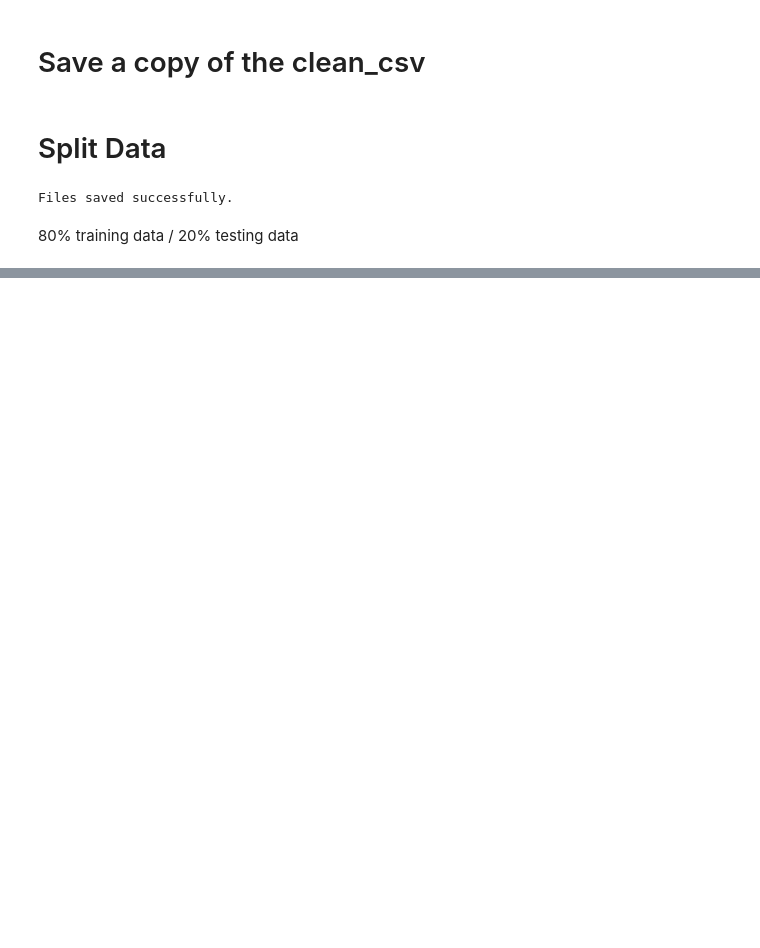
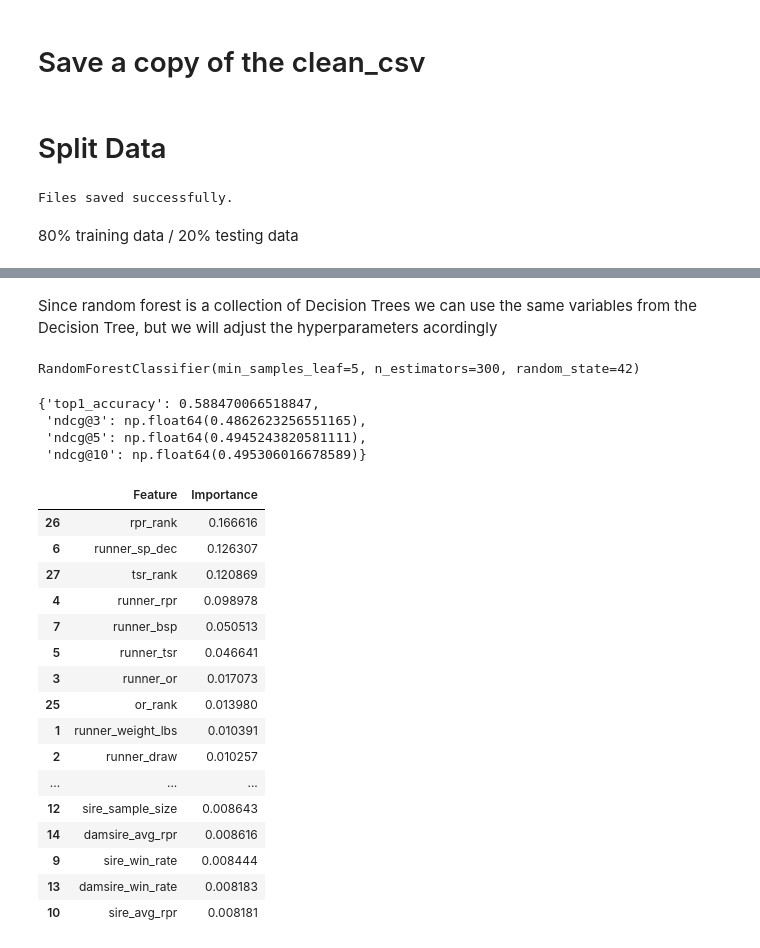
Before and after one commit to knguyen0923/Equi-Metrics, a Jupyter notebook: Equi_Metrics.ipynb, the cells around one changed output, grey strips where cells are left out. Cells and saved outputs as stored; diff of their text form; code cells hidden in the pictures; blank space fills up the shorter version.

```diff
--- a/Equi_Metrics.ipynb
+++ b/Equi_Metrics.ipynb
@@ -2170,0 +2314,26 @@ Files saved successfully.
+# %%
+from sklearn.tree import DecisionTreeClassifier
+
+# Drop 'race_date' as it cannot be processed by the model
+X_train = X_train.drop(columns=['race_date'], errors='ignore')
+X_test = X_test.drop(columns=['race_date'], errors='ignore')
+
+# Convert categorical strings into numeric dummies directly into X_train and X_test
+X_train = pd.get_dummies(X_train)
+X_test = pd.get_dummies(X_test)
+
+# Align columns to ensure consistency
+X_train, X_test = X_train.align(
+    X_test,
+    join='left',
+    axis=1,
+    fill_value=0
+)
+
+tree_model = DecisionTreeClassifier(
+    max_depth=8,
+    min_samples_leaf=20,
+    random_state=42
+)
+
+tree_model.fit(X_train, y_train)
@@ -2170,0 +2448,13 @@ Files saved successfully.
+# %% [markdown]
+Since random forest is a collection of Decision Trees we can use the same variables from the Decision Tree, but we will adjust the hyperparameters acordingly
+# %%
+rf_model = RandomForestClassifier(
+    n_estimators=300,
+    max_depth=None,
+    min_samples_leaf=5,
+    random_state=42
+    )
+
+rf_model.fit(X_train, y_train)
+# %% [output]
+RandomForestClassifier(min_samples_leaf=5, n_estimators=300, random_state=42)
@@ -2170,0 +2513,40 @@ Files saved successfully.
+# %%
+ # Random Forest
+rf_scores = rf_model.predict_proba(X_test)[:, 1]
+
+rf_rank_metrics = ranking_metrics_by_race(
+    dt_test_df,
+    rf_scores
+)
+
+rf_rank_metrics
+# %% [output]
+{'top1_accuracy': 0.588470066518847,
+ 'ndcg@3': np.float64(0.4862623256551165),
+ 'ndcg@5': np.float64(0.4945243820581111),
+ 'ndcg@10': np.float64(0.495306016678589)}
+# %%
+rf_importance_df = pd.DataFrame({
+    "Feature": X_train.columns,
+    "Importance": rf_model.feature_importances_
+}).sort_values("Importance", ascending=False)
+
+rf_importance_df.head(20)
+# %% [output]
+|  | Feature | Importance |
+| 26 | rpr_rank | 0.166616 |
+| 6 | runner_sp_dec | 0.126307 |
+| 27 | tsr_rank | 0.120869 |
+| 4 | runner_rpr | 0.098978 |
+| 7 | runner_bsp | 0.050513 |
+| 5 | runner_tsr | 0.046641 |
+| 3 | runner_or | 0.017073 |
+| 25 | or_rank | 0.013980 |
+| 1 | runner_weight_lbs | 0.010391 |
+| 2 | runner_draw | 0.010257 |
+| ... | ... | ... |
+| 12 | sire_sample_size | 0.008643 |
+| 14 | damsire_avg_rpr | 0.008616 |
+| 9 | sire_win_rate | 0.008444 |
+| 13 | damsire_win_rate | 0.008183 |
+| 10 | sire_avg_rpr | 0.008181 |
```
Also changed, not shown: parts of 169 cells of this notebook.
